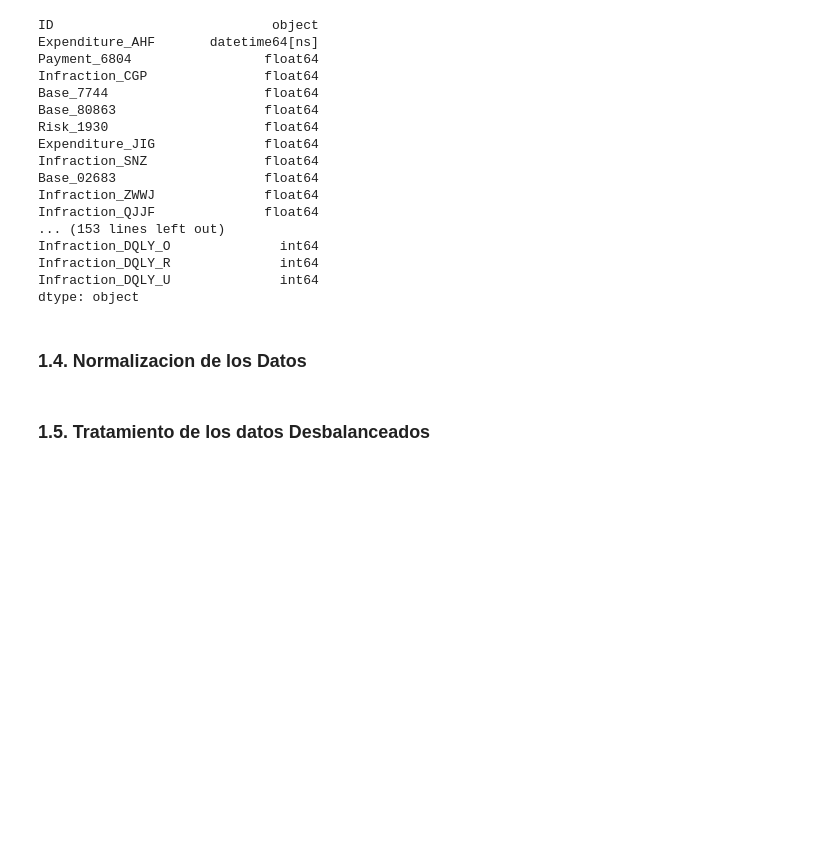
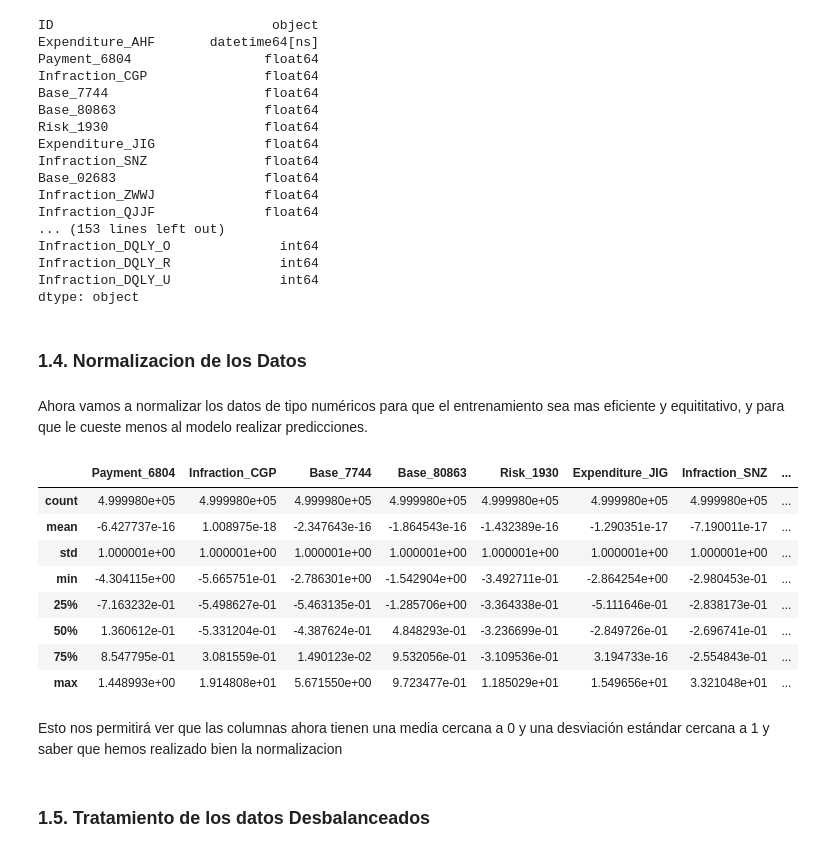
Before and after one commit to AndreesBenitoo/Practica_AA_Andres_Pedro, a Jupyter notebook: preprocess.ipynb, the cells around one changed output. Cells and saved outputs as stored; diff of their text form; code cells hidden in the pictures; blank space fills up the shorter version.

Commit message:
Normalizacion de los datos

```diff
--- a/preprocess.ipynb
+++ b/preprocess.ipynb
@@ -442,3 +442,5 @@ Infraction_DQLY_U              int64
 dtype: object
 # %% [markdown]
 ### 1.4. Normalizacion de los Datos
+# %% [markdown]
+Ahora vamos a normalizar los datos de tipo numéricos para que el entrenamiento sea mas eficiente y equititativo, y para que le cueste menos al modelo realizar predicciones.
@@ -445,3 +449,23 @@ dtype: object
+# %%
+scaler = StandardScaler()
+numerical_columns = df.select_dtypes(include=['number']).columns
+df[numerical_columns] = scaler.fit_transform(
+    df[numerical_columns])
+# %%
+# Verificar la media y desviación estándar de las columnas numéricas después de la estandarización
+df[numerical_columns].describe()
+# %% [output]
+|  | Payment_6804 | Infraction_CGP | Base_7744 | Base_80863 | Risk_1930 | Expenditure_JIG | Infraction_SNZ | ... |
+| count | 4.999980e+05 | 4.999980e+05 | 4.999980e+05 | 4.999980e+05 | 4.999980e+05 | 4.999980e+05 | 4.999980e+05 | ... |
+| mean | -6.427737e-16 | 1.008975e-18 | -2.347643e-16 | -1.864543e-16 | -1.432389e-16 | -1.290351e-17 | -7.190011e-17 | ... |
+| std | 1.000001e+00 | 1.000001e+00 | 1.000001e+00 | 1.000001e+00 | 1.000001e+00 | 1.000001e+00 | 1.000001e+00 | ... |
+| min | -4.304115e+00 | -5.665751e-01 | -2.786301e+00 | -1.542904e+00 | -3.492711e-01 | -2.864254e+00 | -2.980453e-01 | ... |
+| 25% | -7.163232e-01 | -5.498627e-01 | -5.463135e-01 | -1.285706e+00 | -3.364338e-01 | -5.111646e-01 | -2.838173e-01 | ... |
+| 50% | 1.360612e-01 | -5.331204e-01 | -4.387624e-01 | 4.848293e-01 | -3.236699e-01 | -2.849726e-01 | -2.696741e-01 | ... |
+| 75% | 8.547795e-01 | 3.081559e-01 | 1.490123e-02 | 9.532056e-01 | -3.109536e-01 | 3.194733e-16 | -2.554843e-01 | ... |
+| max | 1.448993e+00 | 1.914808e+01 | 5.671550e+00 | 9.723477e-01 | 1.185029e+01 | 1.549656e+01 | 3.321048e+01 | ... |
+# %% [markdown]
+Esto nos permitirá ver que las columnas ahora tienen una media cercana a 0 y una desviación estándar cercana a 1 y saber que hemos realizado bien la normalizacion
 # %% [markdown]
 ### 1.5. Tratamiento de los datos Desbalanceados
 # %% [markdown]
```
Also changed, not shown: parts of 3 cells of this notebook.
